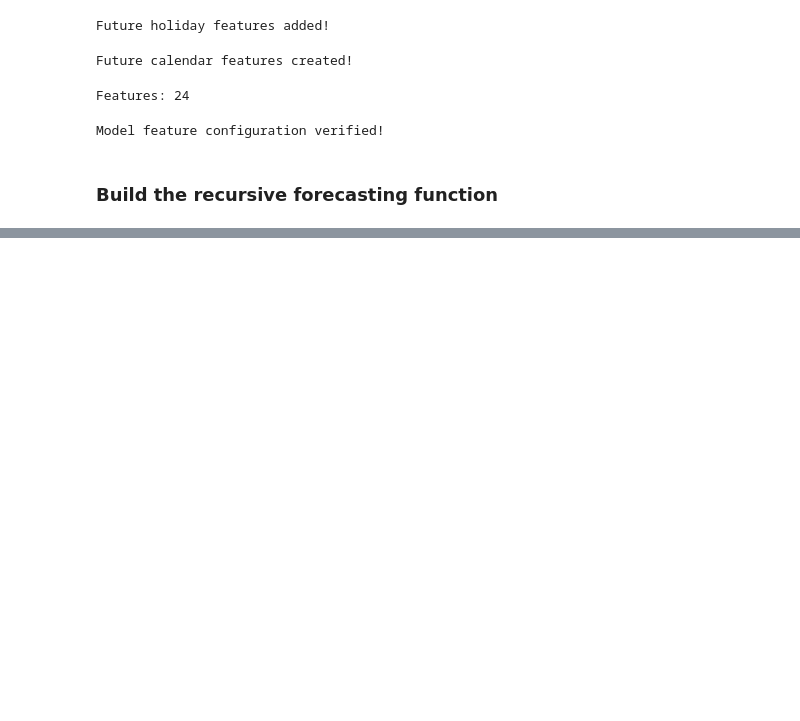
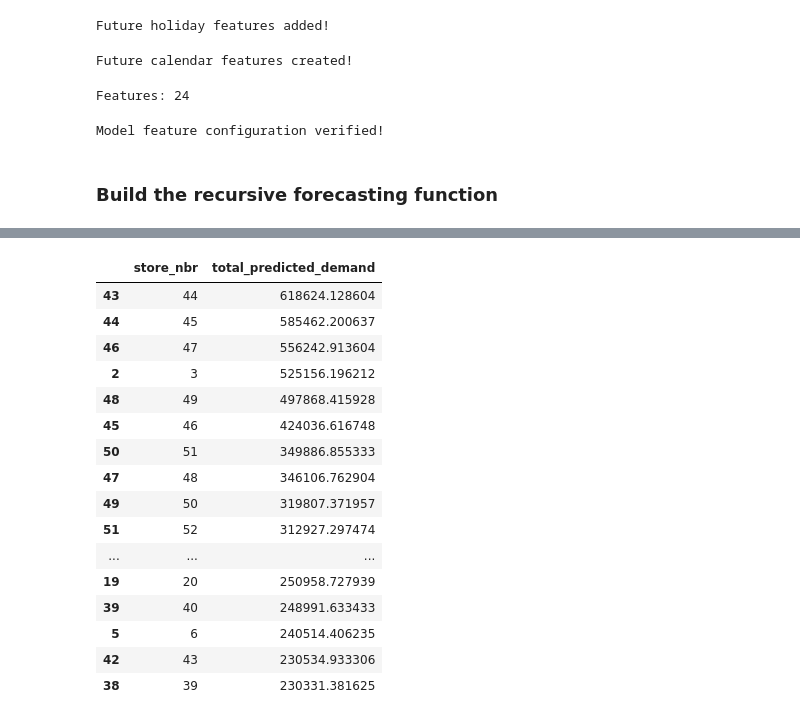
Before and after one commit to VikrantPatel2/Supply-Chain-, a Jupyter notebook: Notebooks/07_Multi_Day_Forecasting.ipynb, the cells around one changed output, grey strips where cells are left out. Drawn from its saved outputs; the diff is of its cells as text; code cells hidden in the pictures; blank space fills up the shorter version.

```diff
--- a/Notebooks/07_Multi_Day_Forecasting.ipynb
+++ b/Notebooks/07_Multi_Day_Forecasting.ipynb
@@ -375,0 +611,36 @@ Model feature configuration verified!
+# %%
+store_forecast = (
+    forecast_df
+    .groupby("store_nbr")["predicted_sales"]
+    .sum()
+    .reset_index()
+    .sort_values(
+        "predicted_sales",
+        ascending=False
+    )
+)
+
+store_forecast.columns = [
+    "store_nbr",
+    "total_predicted_demand"
+]
+
+display(store_forecast.head(20))
+# %% [output]
+|  | store_nbr | total_predicted_demand |
+| 43 | 44 | 618624.128604 |
+| 44 | 45 | 585462.200637 |
+| 46 | 47 | 556242.913604 |
+| 2 | 3 | 525156.196212 |
+| 48 | 49 | 497868.415928 |
+| 45 | 46 | 424036.616748 |
+| 50 | 51 | 349886.855333 |
+| 47 | 48 | 346106.762904 |
+| 49 | 50 | 319807.371957 |
+| 51 | 52 | 312927.297474 |
+| ... | ... | ... |
+| 19 | 20 | 250958.727939 |
+| 39 | 40 | 248991.633433 |
+| 5 | 6 | 240514.406235 |
+| 42 | 43 | 230534.933306 |
+| 38 | 39 | 230331.381625 |
```
Also changed, not shown: parts of 8 cells of this notebook, 5 other files.
